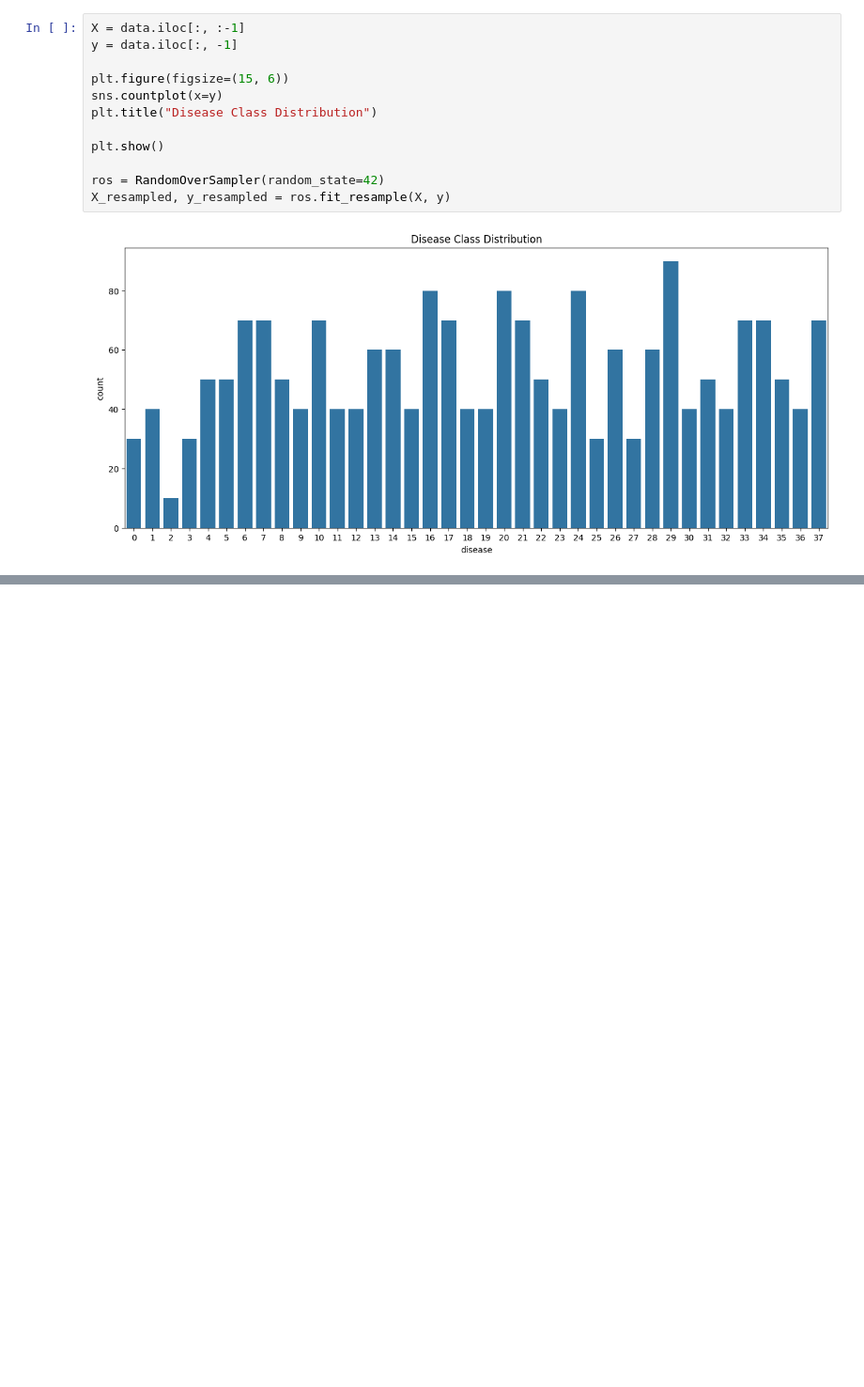
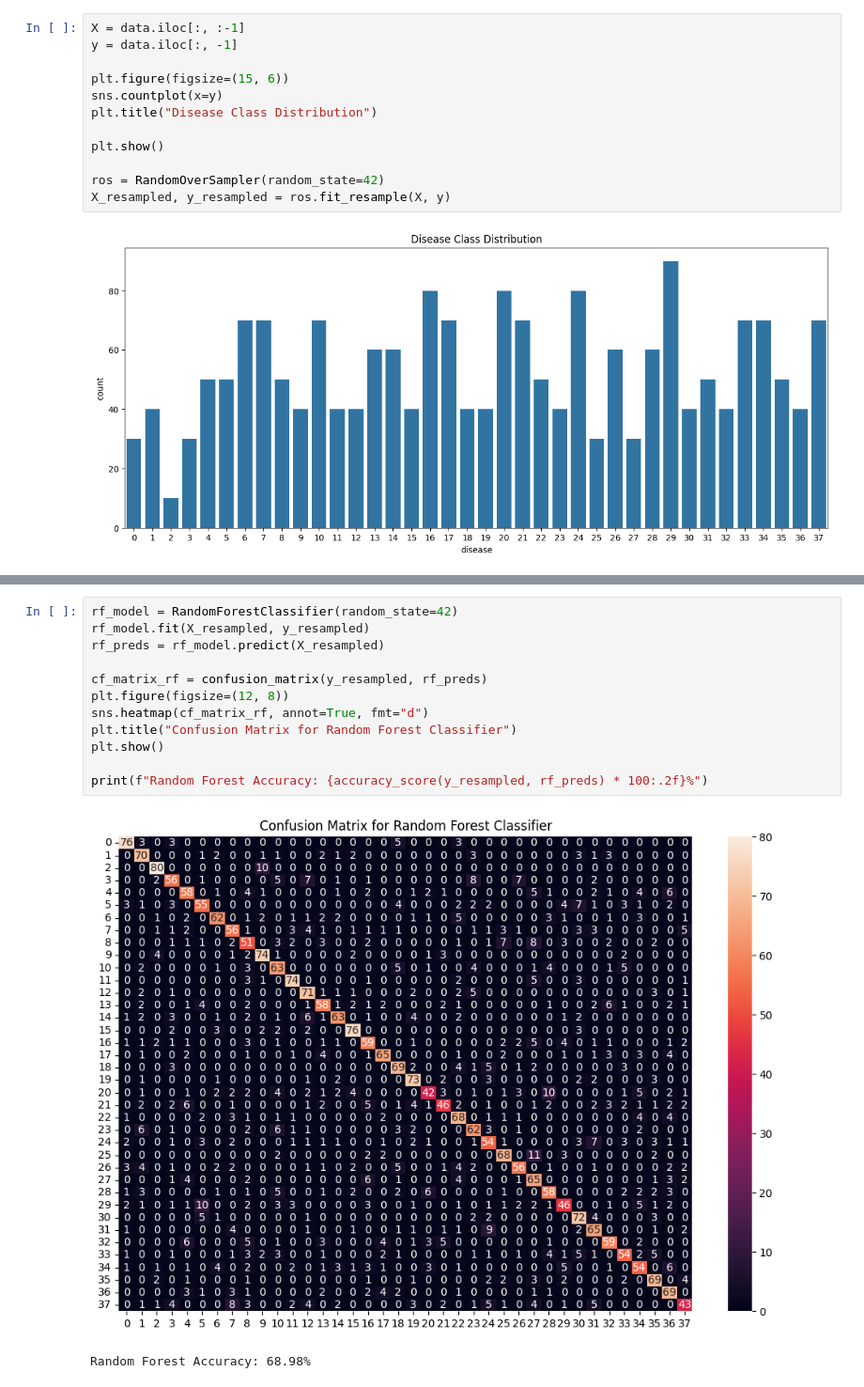
Before and after one commit to Khashayar-Arbabian/Disease-Prediction-Version1, a Jupyter notebook: Main Code.ipynb, the cells around one changed output, grey strips where cells are left out. Shown at 94% size. Saved outputs shown, nothing was run; the diff lists cells and outputs as text; blank space fills up the shorter version.

```diff
--- a/Main Code.ipynb
+++ b/Main Code.ipynb
@@ -85,0 +101,15 @@ Mean Accuracy: 0.5000
+# %%
+rf_model = RandomForestClassifier(random_state=42)
+rf_model.fit(X_resampled, y_resampled)
+rf_preds = rf_model.predict(X_resampled)
+
+cf_matrix_rf = confusion_matrix(y_resampled, rf_preds)
+plt.figure(figsize=(12, 8))
+sns.heatmap(cf_matrix_rf, annot=True, fmt="d")
+plt.title("Confusion Matrix for Random Forest Classifier")
+plt.show()
+
+print(f"Random Forest Accuracy: {accuracy_score(y_resampled, rf_preds) * 100:.2f}%")
+# %% [output]
+[figure, added]
+Random Forest Accuracy: 68.98%
```
Also changed, not shown: parts of 5 cells of this notebook.
